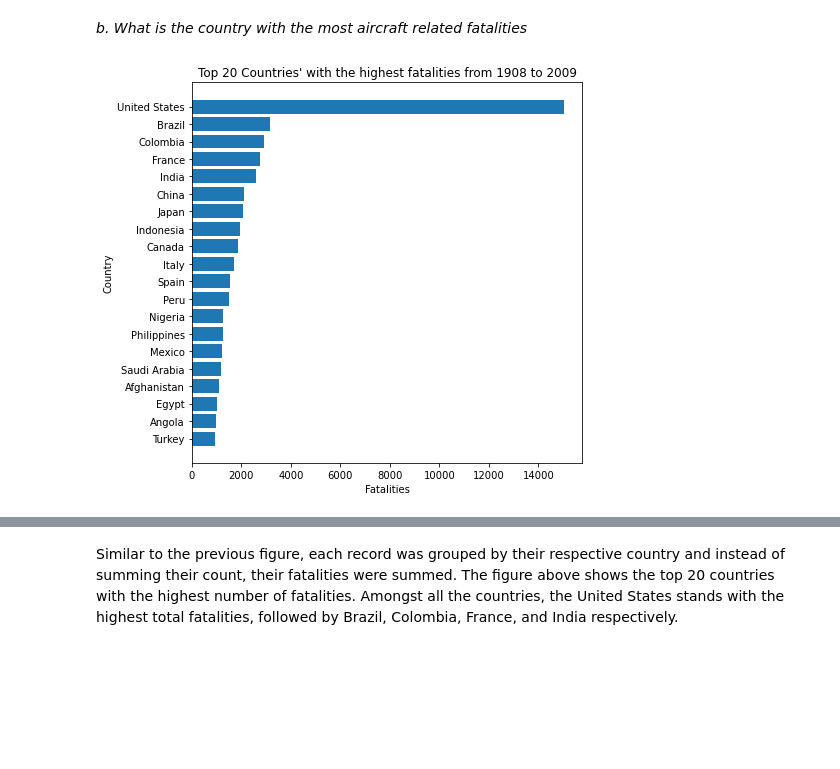
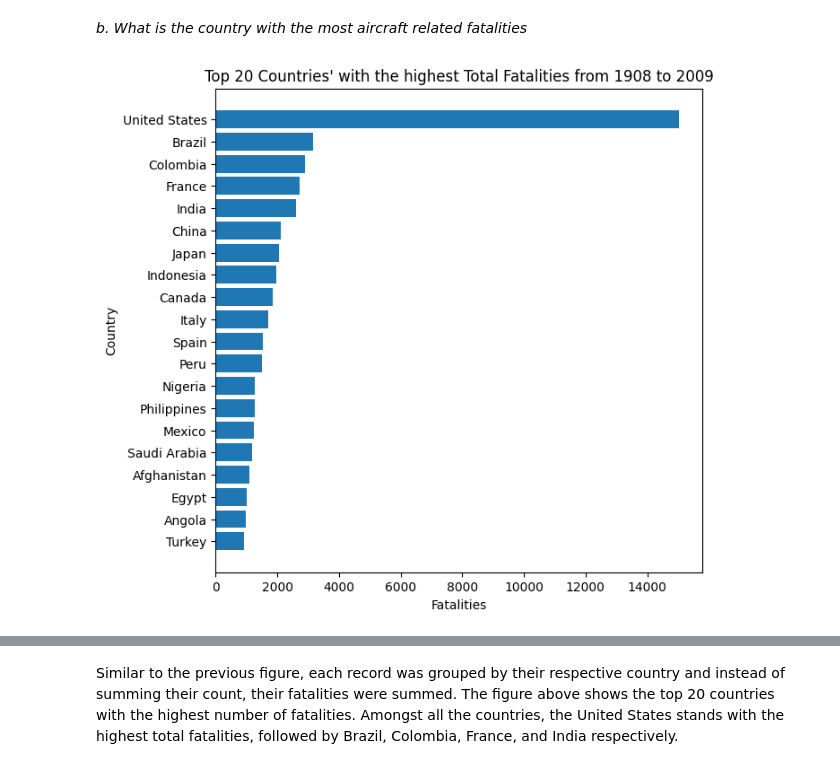
Before and after one commit to samueluy/CSMODEL-5, a Jupyter notebook: csmodel-5-phase-1.ipynb, the cells around one changed output, grey strips where cells are left out. Drawn from its saved outputs; the diff is of its cells as text; code cells hidden in the pictures; blank space fills up the shorter version.

```diff
--- a/csmodel-5-phase-1.ipynb
+++ b/csmodel-5-phase-1.ipynb
@@ -176,16 +190,19 @@ After configuring each location to their respective country, each record on the
 # %% [markdown]
 *b. What is the country with the most aircraft related fatalities*
 # %%
-country_fatalities = df.groupby(['Location'])['Fatalities'].sum().reset_index(name='Total Fatalities')
-country_fatalities = country_fatalities.sort_values(by=['Total Fatalities'], ascending=False)
-top_20 = country_fatalities.head(20)
+# country_fatalities = df.groupby(['Location'])['Fatalities'].sum().reset_index(name='Total Fatalities')
+# country_fatalities = country_fatalities.sort_values(by=['Total Fatalities'], ascending=False)
+
+# average = df.groupby([])
+
+# top_20 = country_fatalities.head(20)
 
 fig = plt.figure(figsize=(7,7))
-plt.barh(top_20['Location'], top_20['Total Fatalities'])
+plt.barh(sortedFatalities.head(20)['Location'], sortedFatalities.head(20)['Total Fatalities'])
 plt.gca().invert_yaxis()
 plt.xlabel("Fatalities")
 plt.ylabel("Country")
-plt.title("Top 20 Countries' with the highest fatalities from 1908 to 2009")
+plt.title("Top 20 Countries' with the highest Total Fatalities from 1908 to 2009")
 plt.show()
 # %% [output]
-[figure, old version]
+[figure, new version]
```
Also changed, not shown: parts of 6 cells of this notebook.
